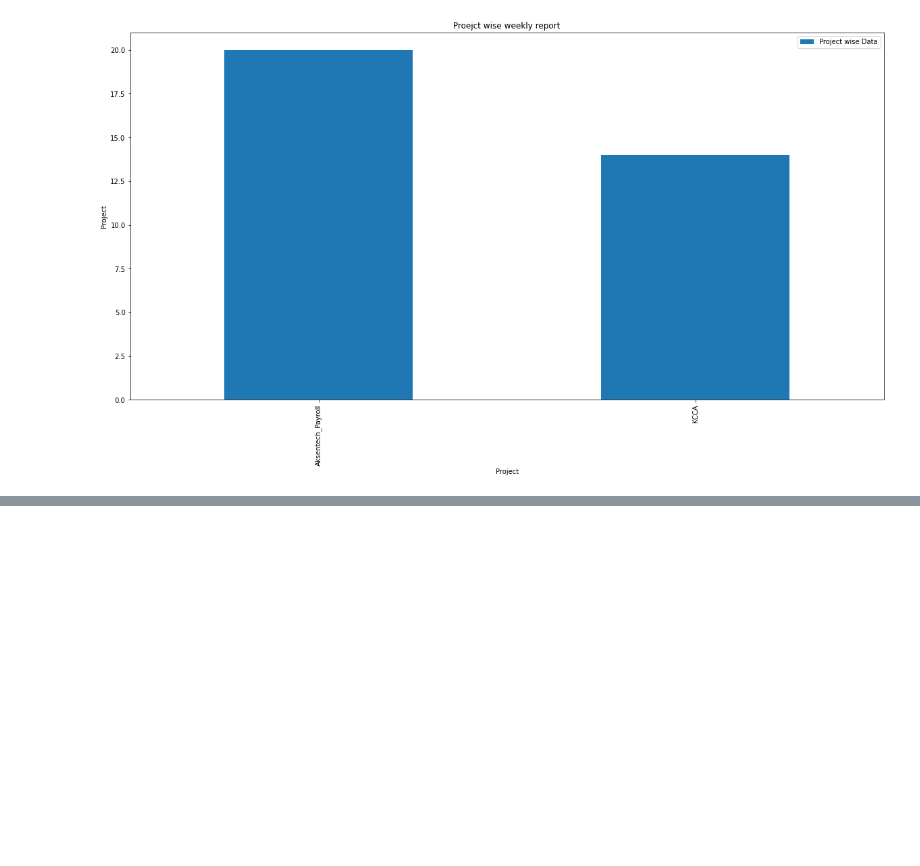
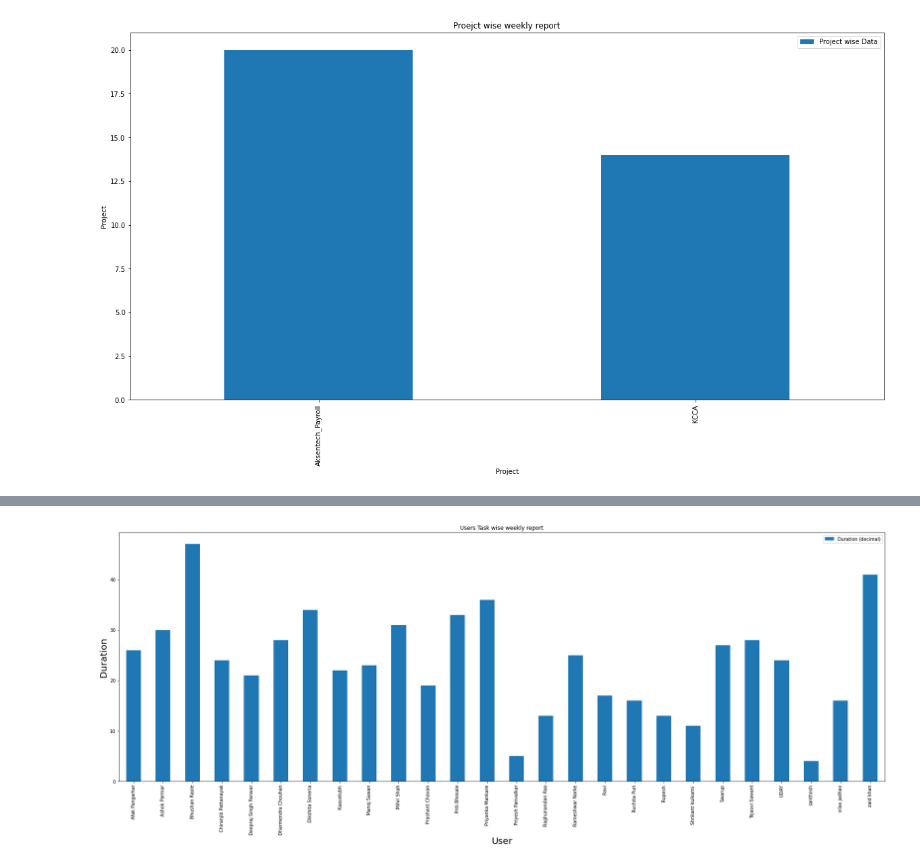
Before and after one commit to dharmendra-chouhan/-DEAS-Accounts---Municipal-Corporation, a Jupyter notebook: Timesheet.ipynb, the cells around one changed output, grey strips where cells are left out. Drawn from its saved outputs; the diff is of its cells as text; code cells hidden in the pictures; blank space fills up the shorter version.

```diff
--- a/Timesheet.ipynb
+++ b/Timesheet.ipynb
@@ -64,0 +132,21 @@ plt.show()
+# %%
+#@title  {display-mode: "form"}
+import pandas as pd
+import matplotlib.pyplot as plt
+
+# clockify_tot=lockify20200608.groupby('User')[['Duration (decimal)']].sum()
+
+clockify_tot = clockify20200608.groupby(['User']).agg({'Duration (decimal)': pd.Series.nunique}).apply(list)
+clockify_tot = clockify_tot.reset_index()
+clockify_tot.rename(columns={'Duration (h)': 'User wise Data'}, inplace=True)
+plt.rcParams['figure.figsize'] =[30,10]
+ax = clockify_tot.plot.bar(x='User', rot=0)
+plt.ylabel('Duration',fontsize=20)
+plt.xlabel('User',fontsize=20)
+
+plt.xticks(rotation=90)
+plt.title('Users Task wise weekly report')
+
+plt.show()
+# %% [output]
+[figure, added]
```
Also changed, not shown: parts of 9 cells of this notebook.
